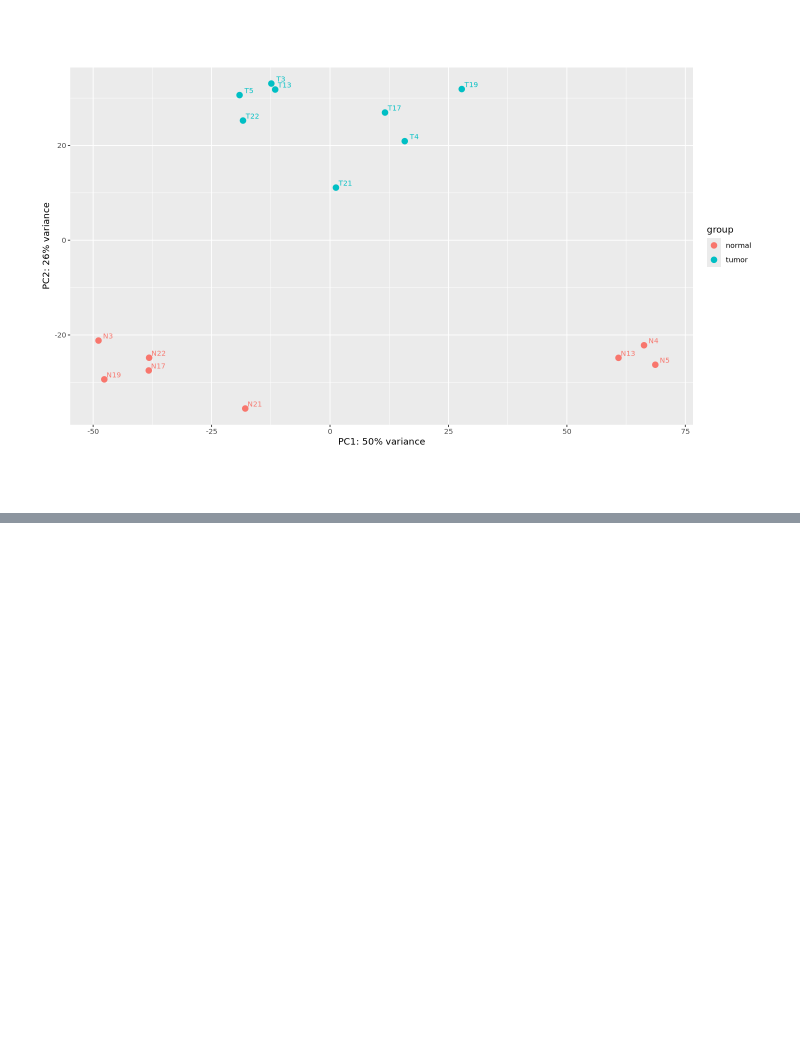
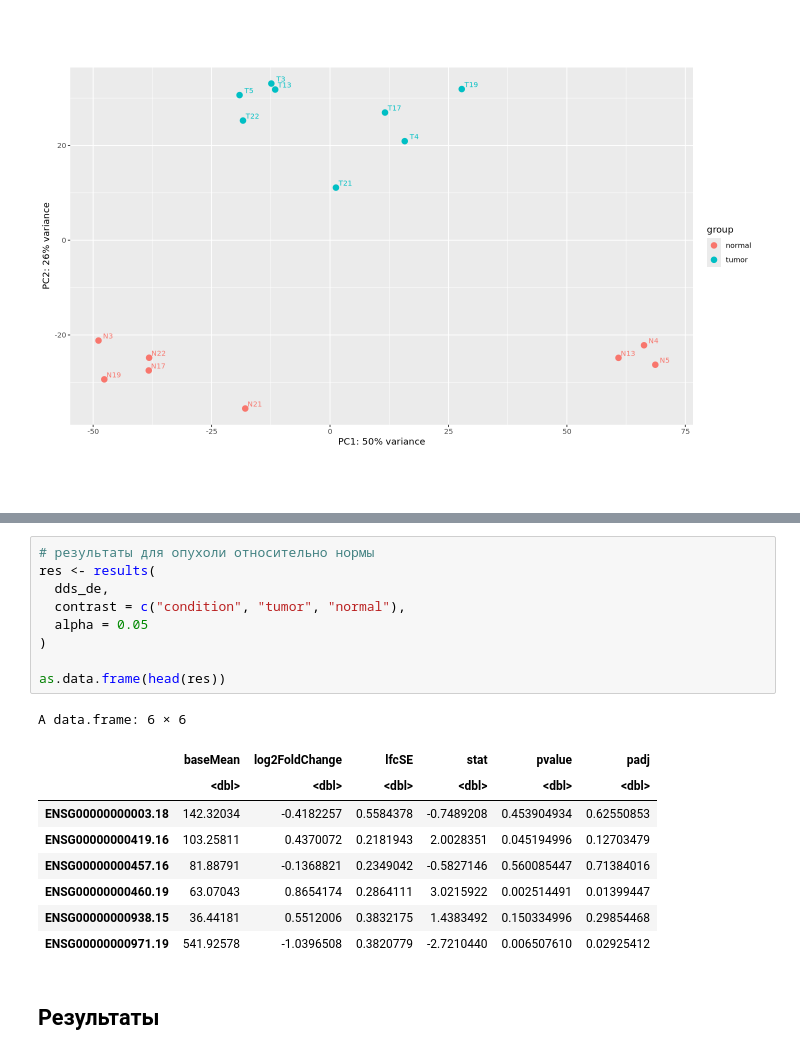
Before and after one commit to AnKraeva/esophageal-cancer-rnaseq, a Jupyter notebook: DESeq.ipynb, the cells around one changed output, grey strips where cells are left out. Drawn from its saved outputs; the diff is of its cells as text; blank space fills up the shorter version.

```diff
--- a/01_tximport.ipynb
+++ b/DESeq.ipynb
@@ -358,0 +381,21 @@ using ntop=500 top features by variance
+# %%
+# результаты для опухоли относительно нормы
+res <- results(
+  dds_de,
+  contrast = c("condition", "tumor", "normal"),
+  alpha = 0.05
+)
+
+as.data.frame(head(res))
+# %% [output]
+A data.frame: 6 × 6
+|  | baseMean | log2FoldChange | lfcSE | stat | pvalue | padj |
+|  | <dbl> | <dbl> | <dbl> | <dbl> | <dbl> | <dbl> |
+| ENSG00000000003.18 | 142.32034 | -0.4182257 | 0.5584378 | -0.7489208 | 0.453904934 | 0.62550853 |
+| ENSG00000000419.16 | 103.25811 | 0.4370072 | 0.2181943 | 2.0028351 | 0.045194996 | 0.12703479 |
+| ENSG00000000457.16 | 81.88791 | -0.1368821 | 0.2349042 | -0.5827146 | 0.560085447 | 0.71384016 |
+| ENSG00000000460.19 | 63.07043 | 0.8654174 | 0.2864111 | 3.0215922 | 0.002514491 | 0.01399447 |
+| ENSG00000000938.15 | 36.44181 | 0.5512006 | 0.3832175 | 1.4383492 | 0.150334996 | 0.29854468 |
+| ENSG00000000971.19 | 541.92578 | -1.0396508 | 0.3820779 | -2.7210440 | 0.006507610 | 0.02925412 |
+# %% [markdown]
+## Результаты
```
Also changed, not shown: parts of 22 cells of this notebook, 1 other file.
